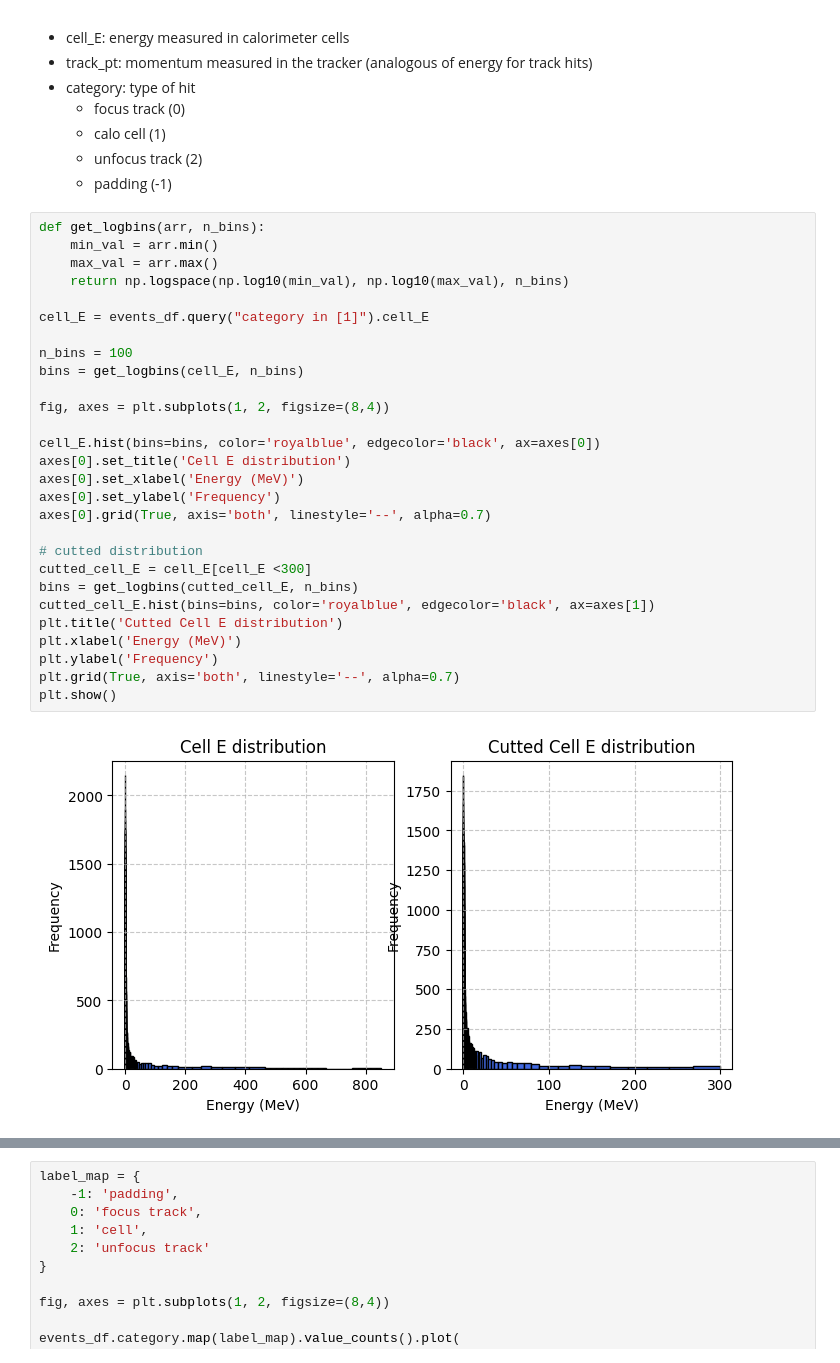
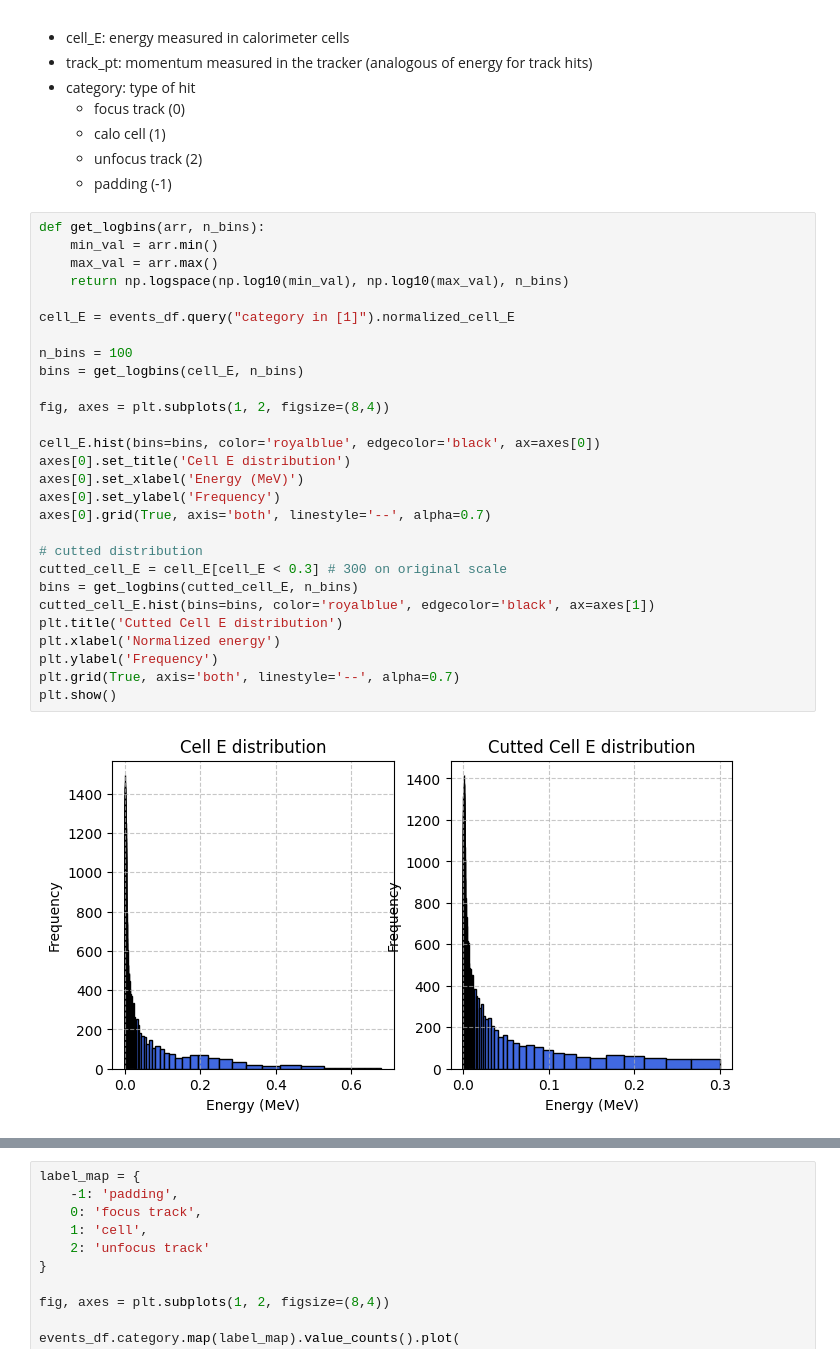
Before and after one commit to clissa/mlops, a Jupyter notebook: notebooks/00-all-in-one.ipynb, the cells around one changed output, grey strips where cells are left out. Saved outputs shown, nothing was run; the diff lists cells and outputs as text.

```diff
--- a/notebooks/00-all-in-one.ipynb
+++ b/notebooks/00-all-in-one.ipynb
@@ -467,31 +467,31 @@ Here we inspect the distribution of important features to use during training:
 # %%
 def get_logbins(arr, n_bins):
     min_val = arr.min()
     max_val = arr.max()
     return np.logspace(np.log10(min_val), np.log10(max_val), n_bins)
 
-cell_E = events_df.query("category in [1]").cell_E
+cell_E = events_df.query("category in [1]").normalized_cell_E
 
 n_bins = 100
 bins = get_logbins(cell_E, n_bins)
 
 fig, axes = plt.subplots(1, 2, figsize=(8,4))
 
 cell_E.hist(bins=bins, color='royalblue', edgecolor='black', ax=axes[0])
 axes[0].set_title('Cell E distribution')
 axes[0].set_xlabel('Energy (MeV)')
 axes[0].set_ylabel('Frequency')
 axes[0].grid(True, axis='both', linestyle='--', alpha=0.7)
 
 # cutted distribution
-cutted_cell_E = cell_E[cell_E <300]
+cutted_cell_E = cell_E[cell_E < 0.3] # 300 on original scale
 bins = get_logbins(cutted_cell_E, n_bins)
 cutted_cell_E.hist(bins=bins, color='royalblue', edgecolor='black', ax=axes[1])
 plt.title('Cutted Cell E distribution')
-plt.xlabel('Energy (MeV)')
+plt.xlabel('Normalized energy')
 plt.ylabel('Frequency')
 plt.grid(True, axis='both', linestyle='--', alpha=0.7)
 plt.show()
 # %% [output]
-[figure, old version]
+[figure, new version]
 # %%
```
Also changed, not shown: parts of 1 cell of this notebook.
